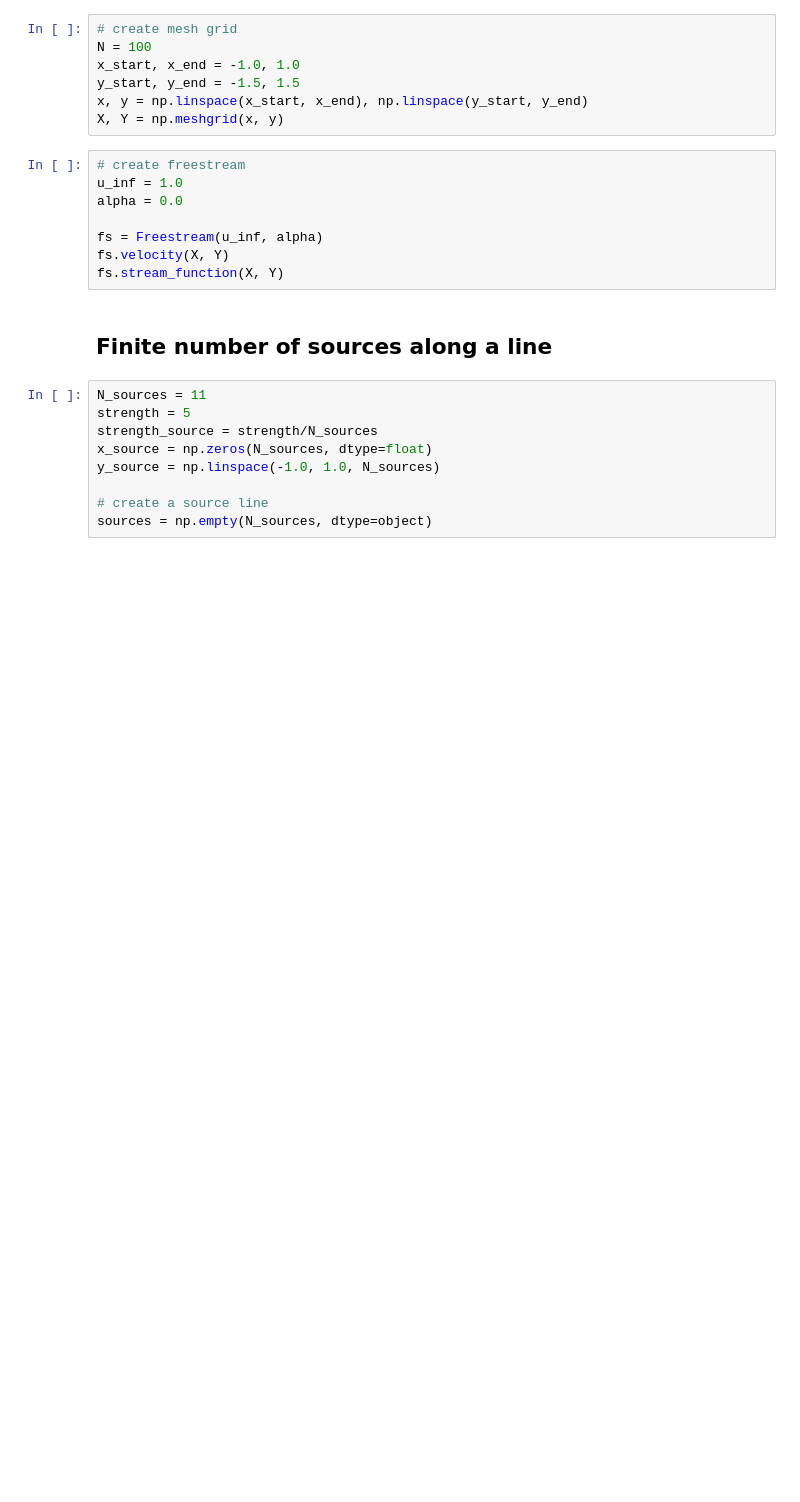
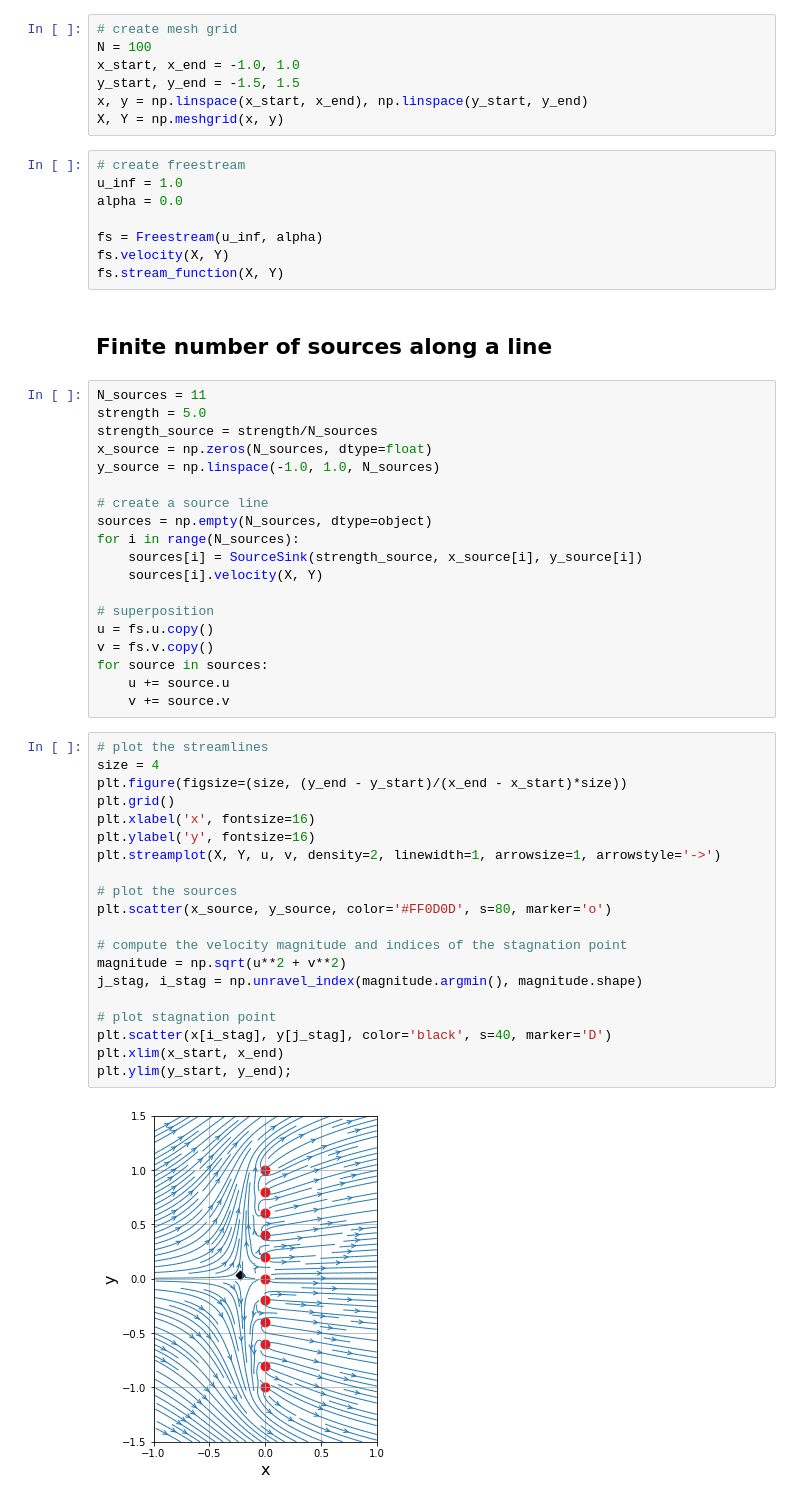
Before and after one commit to bobforcha/mae6226_workspace, a Jupyter notebook: lesson_08.ipynb, the cells around one changed output. Drawn from its saved outputs; the diff is of its cells as text; blank space fills up the shorter version.

```diff
--- a/lesson_08.ipynb
+++ b/lesson_08.ipynb
@@ -24,10 +24,42 @@ fs.stream_function(X, Y)
 ## Finite number of sources along a line
 # %%
 N_sources = 11
-strength = 5
+strength = 5.0
 strength_source = strength/N_sources
 x_source = np.zeros(N_sources, dtype=float)
 y_source = np.linspace(-1.0, 1.0, N_sources)
 
 # create a source line
 sources = np.empty(N_sources, dtype=object)
+for i in range(N_sources):
+    sources[i] = SourceSink(strength_source, x_source[i], y_source[i])
+    sources[i].velocity(X, Y)
+
+# superposition
+u = fs.u.copy()
+v = fs.v.copy()
+for source in sources:
+    u += source.u
+    v += source.v
+# %%
+# plot the streamlines
+size = 4
+plt.figure(figsize=(size, (y_end - y_start)/(x_end - x_start)*size))
+plt.grid()
+plt.xlabel('x', fontsize=16)
+plt.ylabel('y', fontsize=16)
+plt.streamplot(X, Y, u, v, density=2, linewidth=1, arrowsize=1, arrowstyle='->')
+
+# plot the sources
+plt.scatter(x_source, y_source, color='#FF0D0D', s=80, marker='o')
+
+# compute the velocity magnitude and indices of the stagnation point
+magnitude = np.sqrt(u**2 + v**2)
+j_stag, i_stag = np.unravel_index(magnitude.argmin(), magnitude.shape)
+
+# plot stagnation point
+plt.scatter(x[i_stag], y[j_stag], color='black', s=40, marker='D')
+plt.xlim(x_start, x_end)
+plt.ylim(y_start, y_end);
+# %% [output]
+[figure, added]
```
